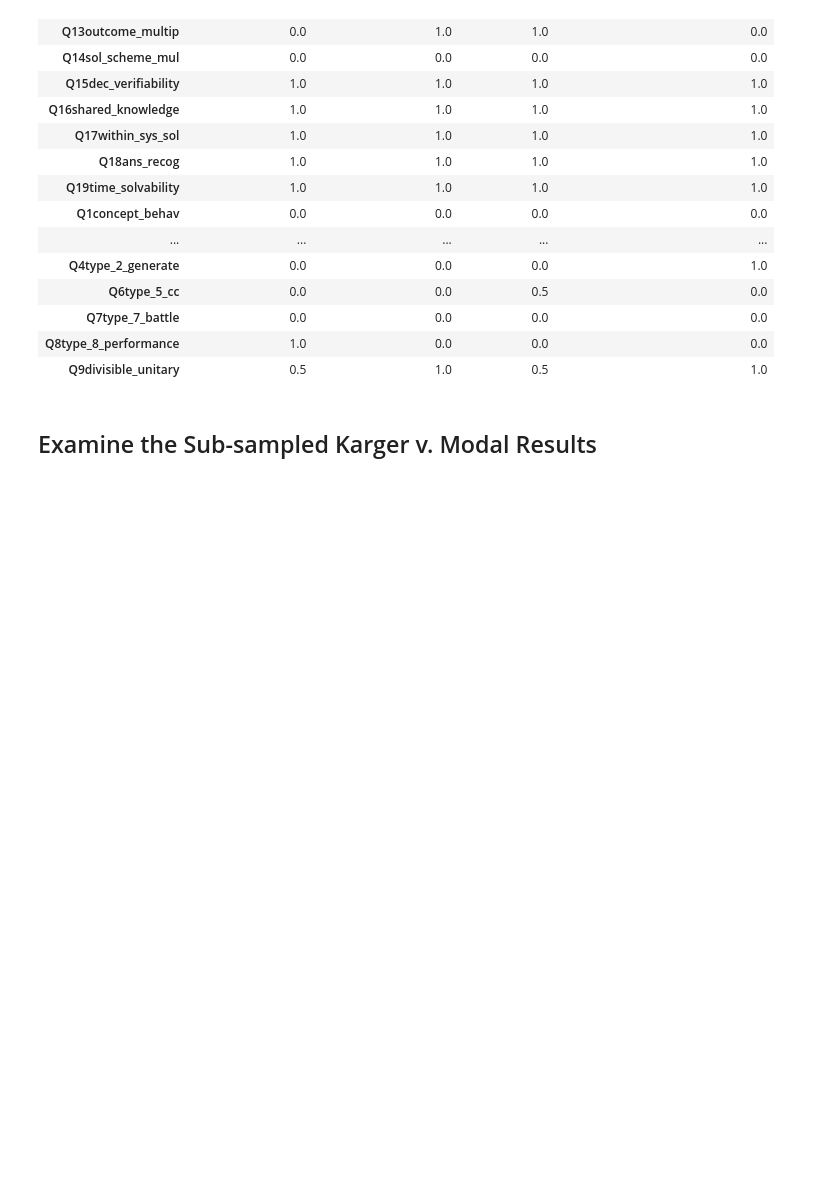
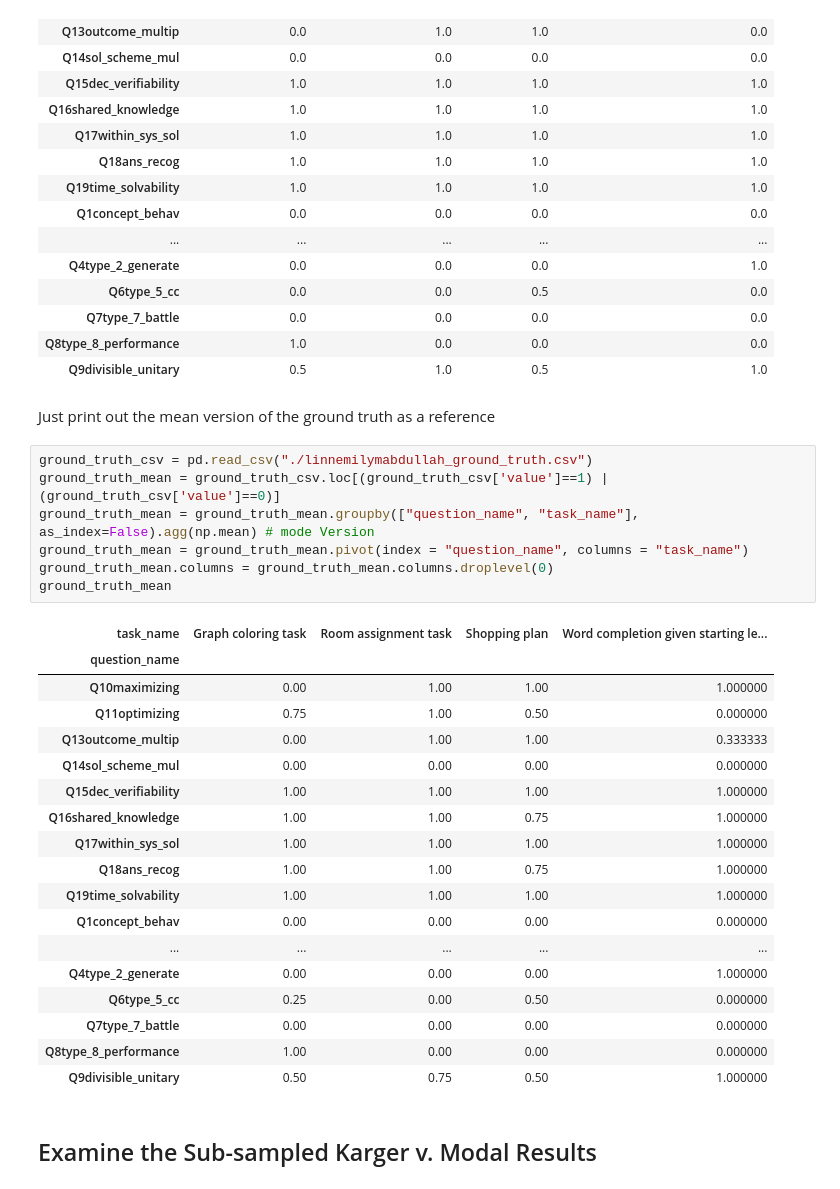
Before and after one commit to Watts-Lab/task-mapping, a Jupyter notebook: task writing survey pipeline/Karger Algorithm.ipynb, the cells around one changed output. Cells and saved outputs as stored; diff of their text form; blank space fills up the shorter version.

```diff
--- a/task writing survey pipeline/Karger Algorithm.ipynb
+++ b/task writing survey pipeline/Karger Algorithm.ipynb
@@ -171,6 +171,34 @@ ground_truth
 | Q7type_7_battle | 0.0 | 0.0 | 0.0 | 0.0 |
 | Q8type_8_performance | 1.0 | 0.0 | 0.0 | 0.0 |
 | Q9divisible_unitary | 0.5 | 1.0 | 0.5 | 1.0 |
+# %% [markdown]
+Just print out the mean version of the ground truth as a reference
+# %%
+ground_truth_csv = pd.read_csv("./linnemilymabdullah_ground_truth.csv")
+ground_truth_mean = ground_truth_csv.loc[(ground_truth_csv['value']==1) | (ground_truth_csv['value']==0)]
+ground_truth_mean = ground_truth_mean.groupby(["question_name", "task_name"], as_index=False).agg(np.mean) # mode Version
+ground_truth_mean = ground_truth_mean.pivot(index = "question_name", columns = "task_name")
+ground_truth_mean.columns = ground_truth_mean.columns.droplevel(0)
+ground_truth_mean
+# %% [output]
+| task_name | Graph coloring task | Room assignment task | Shopping plan | Word completion given starting le... |
+| question_name |  |  |  |  |
+| Q10maximizing | 0.00 | 1.00 | 1.00 | 1.000000 |
+| Q11optimizing | 0.75 | 1.00 | 0.50 | 0.000000 |
+| Q13outcome_multip | 0.00 | 1.00 | 1.00 | 0.333333 |
+| Q14sol_scheme_mul | 0.00 | 0.00 | 0.00 | 0.000000 |
+| Q15dec_verifiability | 1.00 | 1.00 | 1.00 | 1.000000 |
+| Q16shared_knowledge | 1.00 | 1.00 | 0.75 | 1.000000 |
+| Q17within_sys_sol | 1.00 | 1.00 | 1.00 | 1.000000 |
+| Q18ans_recog | 1.00 | 1.00 | 0.75 | 1.000000 |
+| Q19time_solvability | 1.00 | 1.00 | 1.00 | 1.000000 |
+| Q1concept_behav | 0.00 | 0.00 | 0.00 | 0.000000 |
+| ... | ... | ... | ... | ... |
+| Q4type_2_generate | 0.00 | 0.00 | 0.00 | 1.000000 |
+| Q6type_5_cc | 0.25 | 0.00 | 0.50 | 0.000000 |
+| Q7type_7_battle | 0.00 | 0.00 | 0.00 | 0.000000 |
+| Q8type_8_performance | 1.00 | 0.00 | 0.00 | 0.000000 |
+| Q9divisible_unitary | 0.50 | 0.75 | 0.50 | 1.000000 |
 # %% [markdown]
 ## Examine the Sub-sampled Karger v. Modal Results
 # %%
```
Also changed, not shown: parts of 1 cell of this notebook, 1 other file.
